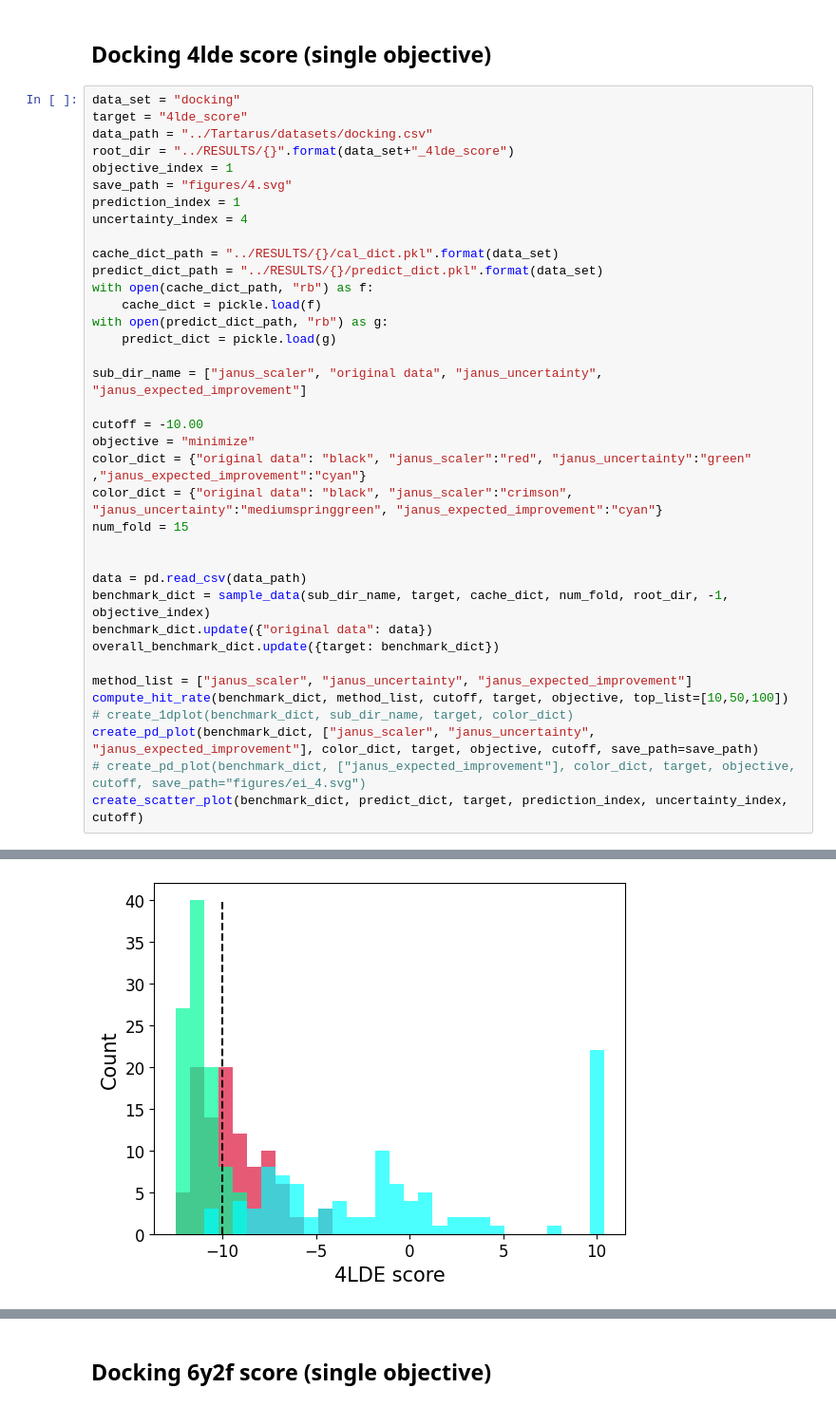
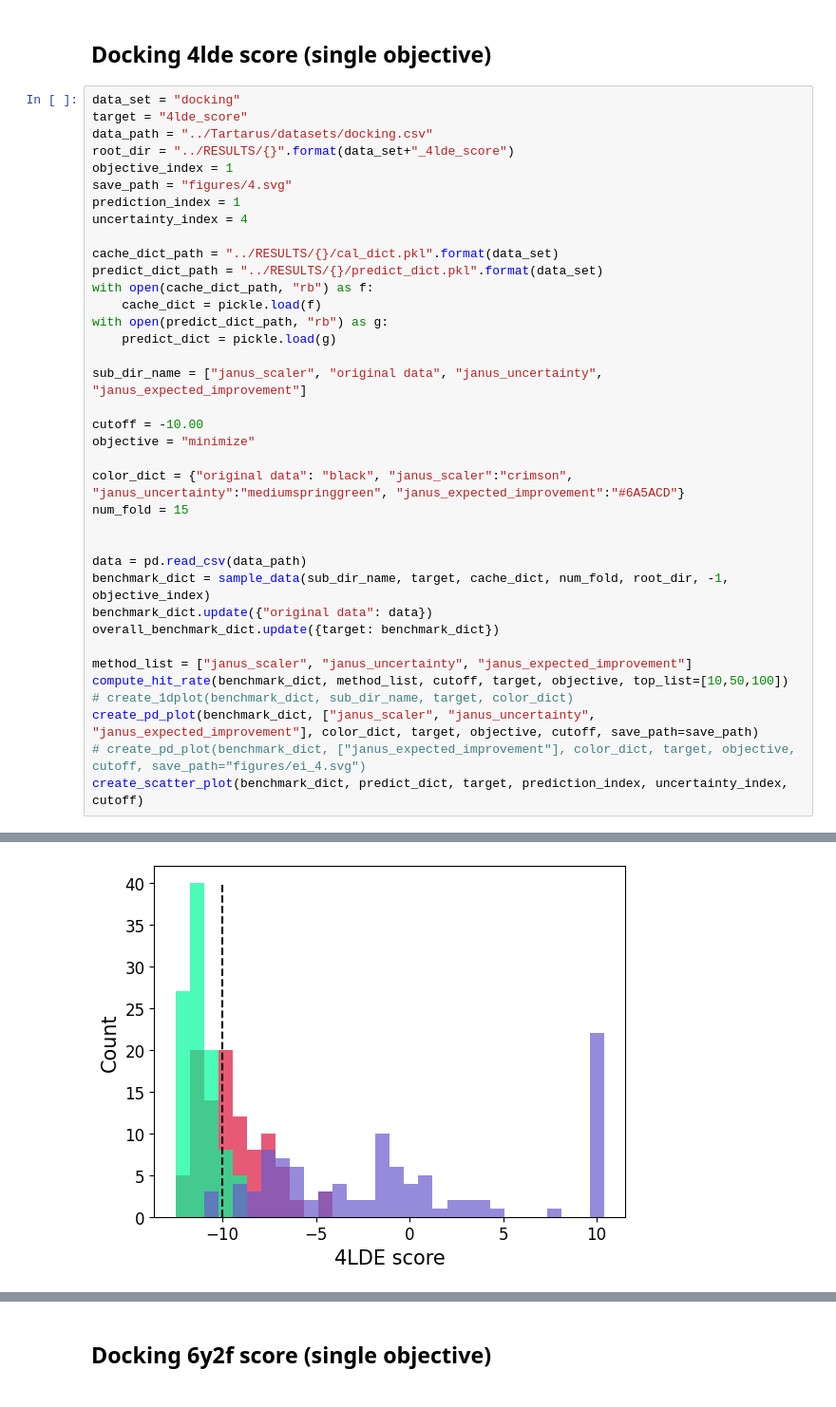
Before and after one commit to Lung-Yi/uncmoo, a Jupyter notebook: scripts_analyze/analyze_single_objective.ipynb, the cells around one changed output, grey strips where cells are left out. Shown at 95% size. Saved outputs shown, nothing was run; the diff lists cells and outputs as text.

```diff
--- a/scripts_analyze/analyze_single_objective.ipynb
+++ b/scripts_analyze/analyze_single_objective.ipynb
@@ -431,8 +409,8 @@ sub_dir_name = ["janus_scaler", "original data", "janus_uncertainty", "janus_exp
 
 cutoff = -10.00
 objective = "minimize"
-color_dict = {"original data": "black", "janus_scaler":"red", "janus_uncertainty":"green" ,"janus_expected_improvement":"cyan"}
-color_dict = {"original data": "black", "janus_scaler":"crimson", "janus_uncertainty":"mediumspringgreen", "janus_expected_improvement":"cyan"}
+
+color_dict = {"original data": "black", "janus_scaler":"crimson", "janus_uncertainty":"mediumspringgreen", "janus_expected_improvement":"#6A5ACD"}
 num_fold = 15
 
 
@@ -456,5 +434,5 @@ janus_uncertainty, top-50 hit rate: 94.0%
 janus_expected_improvement, top-50 hit rate: 2.0%
 janus_scaler, top-100 hit rate: 49.0%
 janus_uncertainty, top-100 hit rate: 92.0%
 janus_expected_improvement, top-100 hit rate: 3.0%
-[figure, old version]
+[figure, new version]
```
Also changed, not shown: parts of 13 cells of this notebook, 4 other files.
